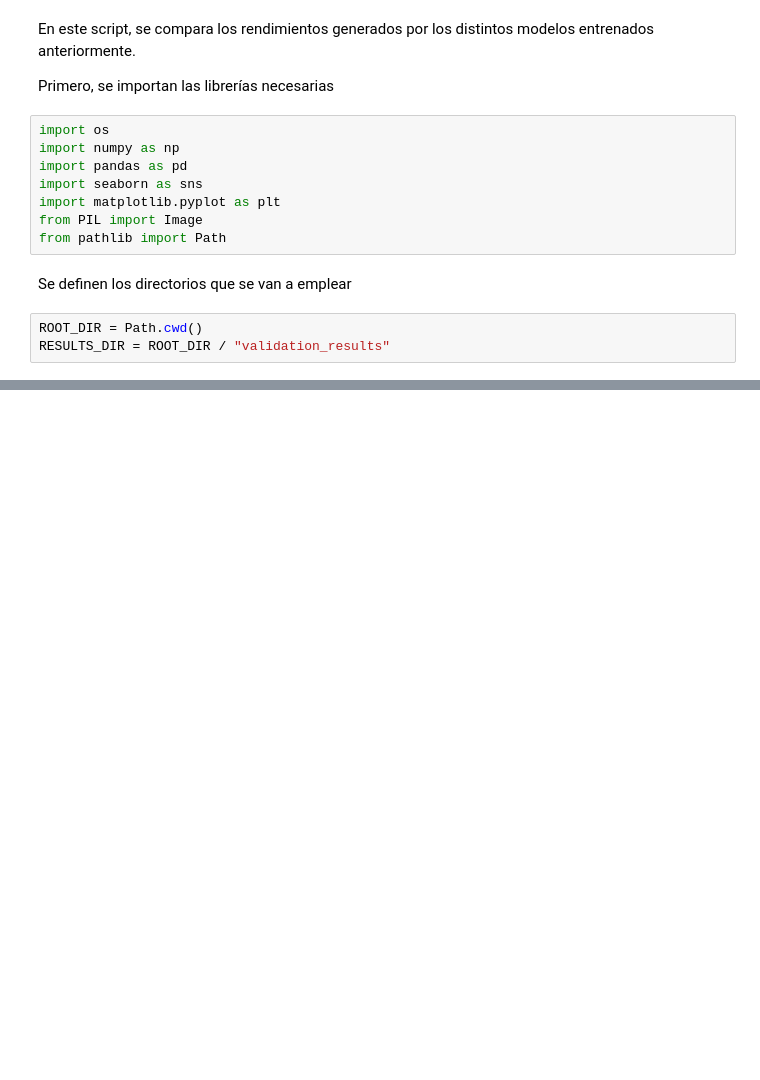
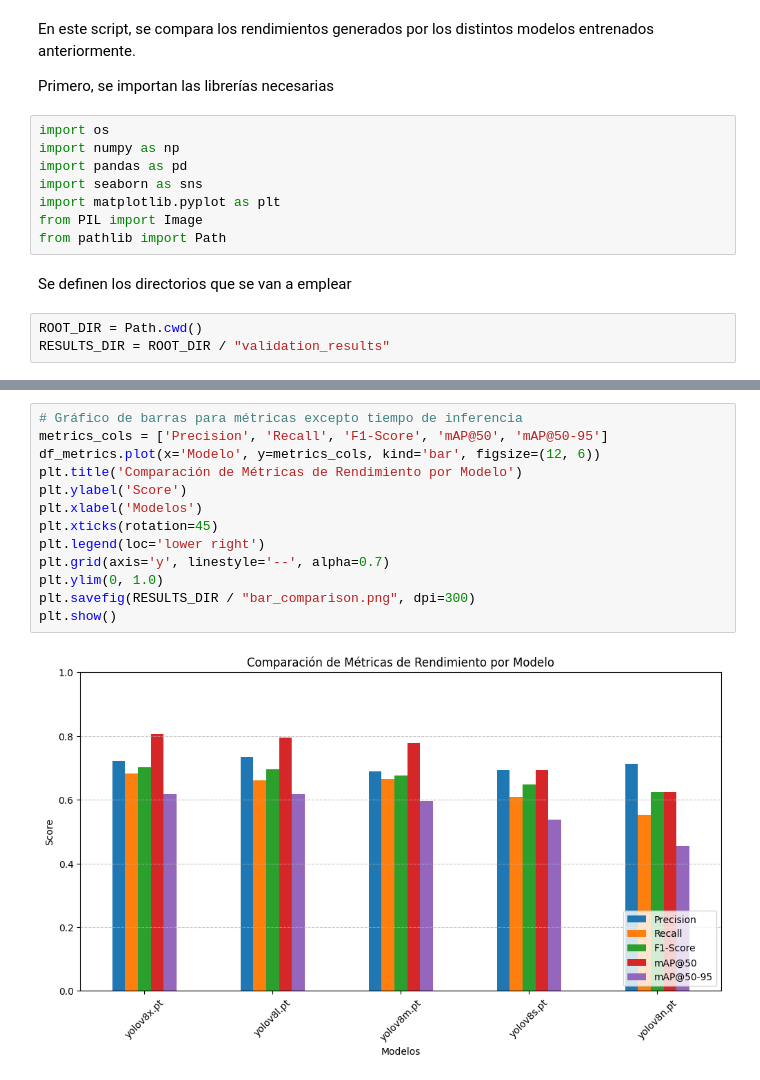
Before and after one commit to carlosgg0/practicas-aprendizaje, a Jupyter notebook: profundo/results.ipynb, the cells around one changed output, grey strips where cells are left out. Drawn from its saved outputs; the diff is of its cells as text; blank space fills up the shorter version.

```diff
--- a/profundo/results.ipynb
+++ b/profundo/results.ipynb
@@ -47,4 +48,19 @@ plt.ylim(0, 1.05) # Fijar eje Y de 0 a 1
 plt.show()
 # %% [output]
 [figure]
+# %%
+# Gráfico de barras para métricas excepto tiempo de inferencia
+metrics_cols = ['Precision', 'Recall', 'F1-Score', 'mAP@50', 'mAP@50-95']
+df_metrics.plot(x='Modelo', y=metrics_cols, kind='bar', figsize=(12, 6))
+plt.title('Comparación de Métricas de Rendimiento por Modelo')
+plt.ylabel('Score')
+plt.xlabel('Modelos')
+plt.xticks(rotation=45)
+plt.legend(loc='lower right')
+plt.grid(axis='y', linestyle='--', alpha=0.7)
+plt.ylim(0, 1.0)
+plt.savefig(RESULTS_DIR / "bar_comparison.png", dpi=300)
+plt.show()
+# %% [output]
+[figure, added]
 # %%
```
Also changed, not shown: parts of 4 cells of this notebook, 7 other files.
